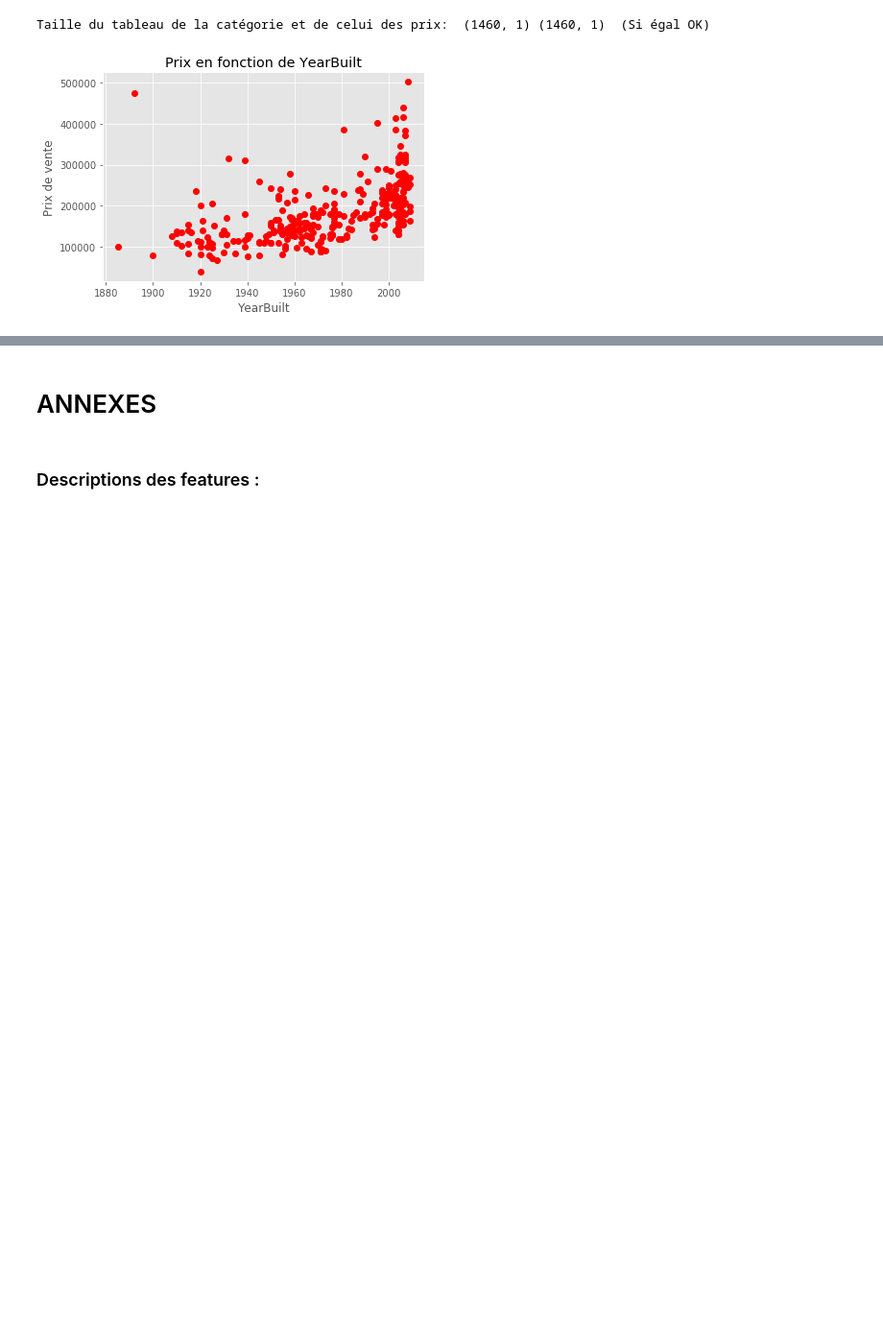
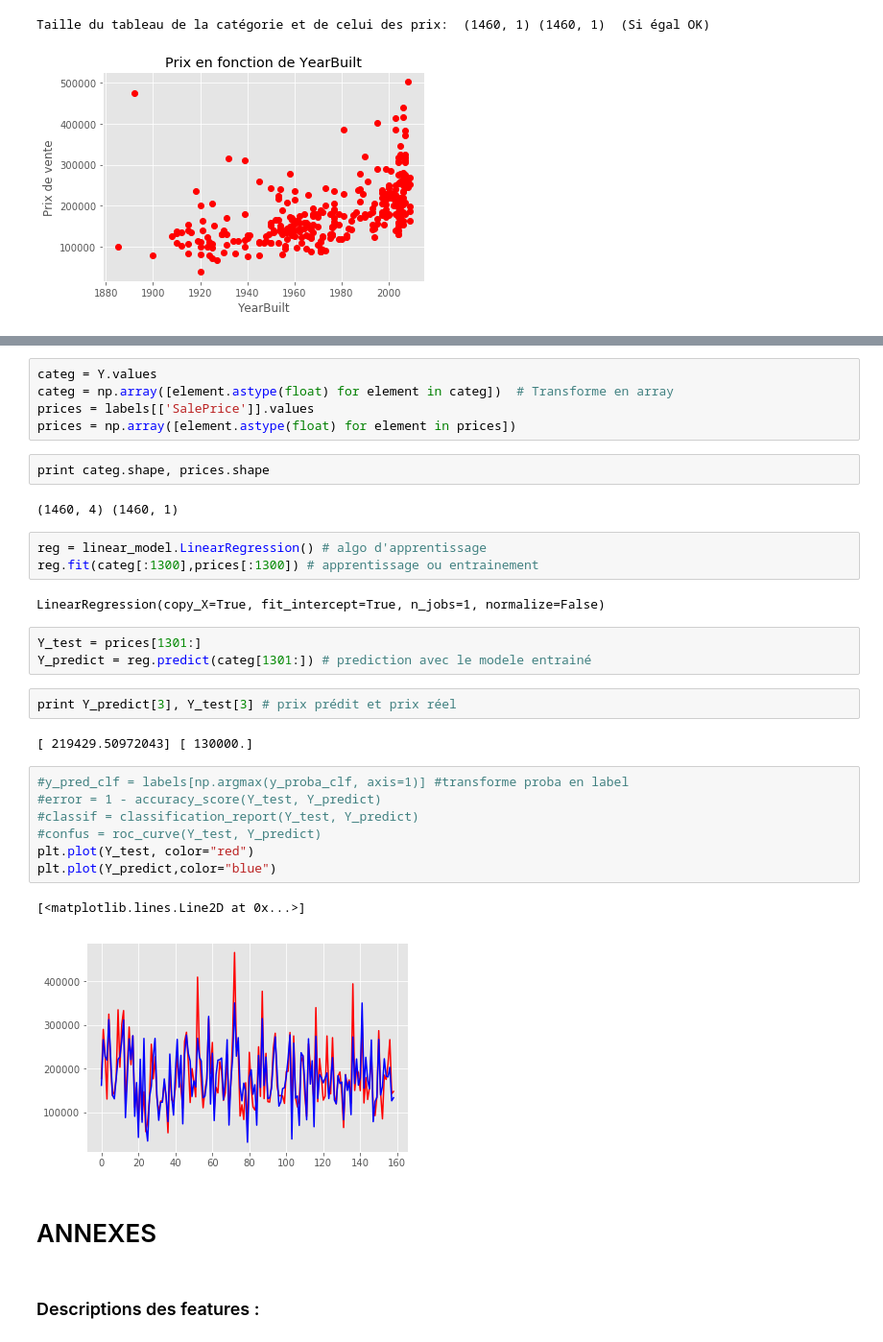
Before and after one commit to florianblanchet/house_pricing, a Jupyter notebook: Projet_fouille.ipynb, the cells around one changed output, grey strips where cells are left out. Shown at 96% size. Drawn from its saved outputs; the diff is of its cells as text; blank space fills up the shorter version.

Commit message:
premiere prediction

```diff
--- a/Projet_fouille.ipynb
+++ b/Projet_fouille.ipynb
@@ -115,3 +125,34 @@ Taille du tableau de la catégorie et de celui des prix:  (1460, 1) (1460, 1)  (
+# %%
+categ = Y.values
+categ = np.array([element.astype(float) for element in categ])  # Transforme en array
+prices = labels[['SalePrice']].values
+prices = np.array([element.astype(float) for element in prices])
+# %%
+print categ.shape, prices.shape
+# %% [output]
+(1460, 4) (1460, 1)
+# %%
+reg = linear_model.LinearRegression() # algo d'apprentissage
+reg.fit(categ[:1300],prices[:1300]) # apprentissage ou entrainement
+# %% [output]
+LinearRegression(copy_X=True, fit_intercept=True, n_jobs=1, normalize=False)
+# %%
+Y_test = prices[1301:]
+Y_predict = reg.predict(categ[1301:]) # prediction avec le modele entrainé
+# %%
+print Y_predict[3], Y_test[3] # prix prédit et prix réel
+# %% [output]
+[ 219429.50972043] [ 130000.]
+# %%
+#y_pred_clf = labels[np.argmax(y_proba_clf, axis=1)] #transforme proba en label
+#error = 1 - accuracy_score(Y_test, Y_predict)
+#classif = classification_report(Y_test, Y_predict)
+#confus = roc_curve(Y_test, Y_predict)
+plt.plot(Y_test, color="red")
+plt.plot(Y_predict,color="blue")
+# %% [output]
+[<matplotlib.lines.Line2D at 0x...>]
+[figure, added]
 # %% [markdown]
 # ANNEXES
 # %% [markdown]
```
Also changed, not shown: parts of 3 cells of this notebook.
